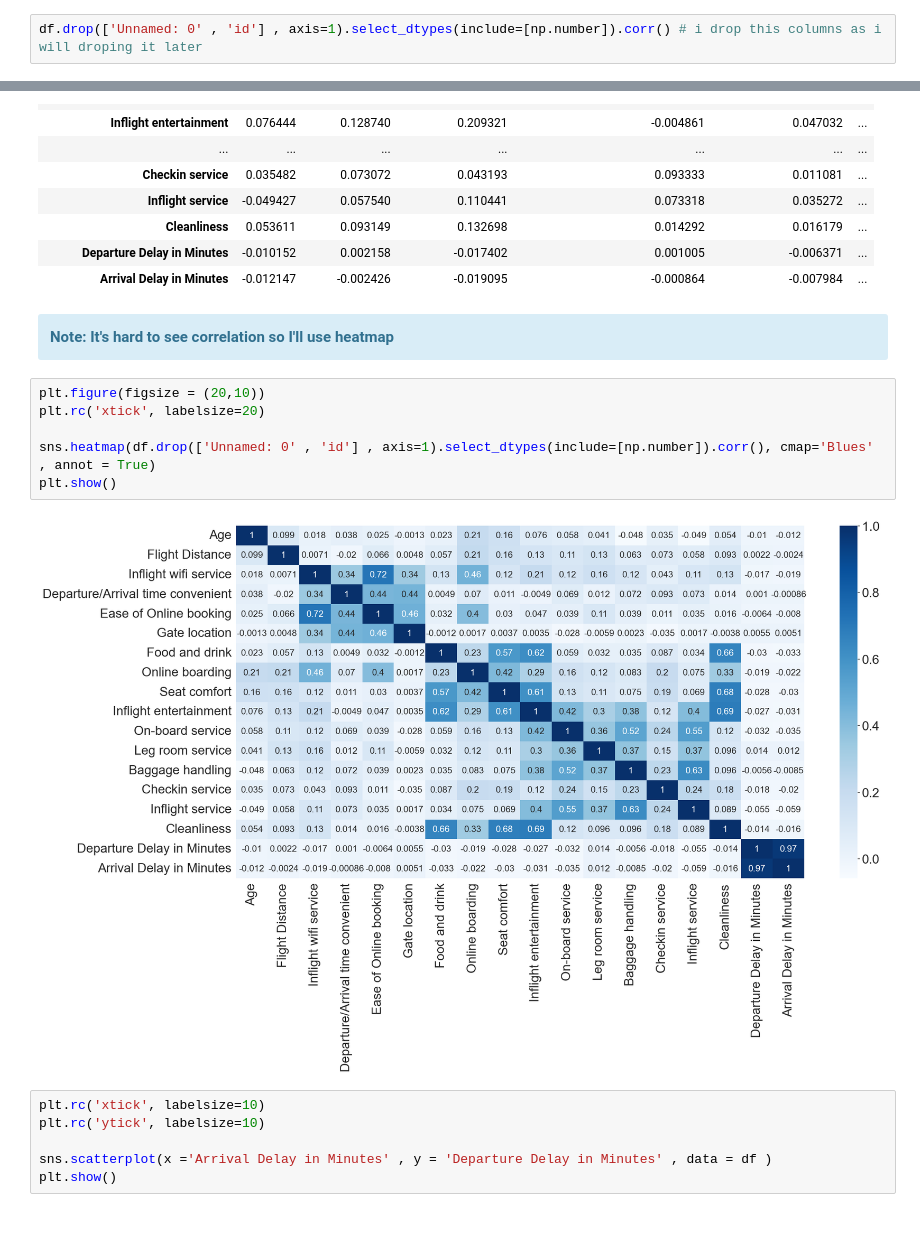
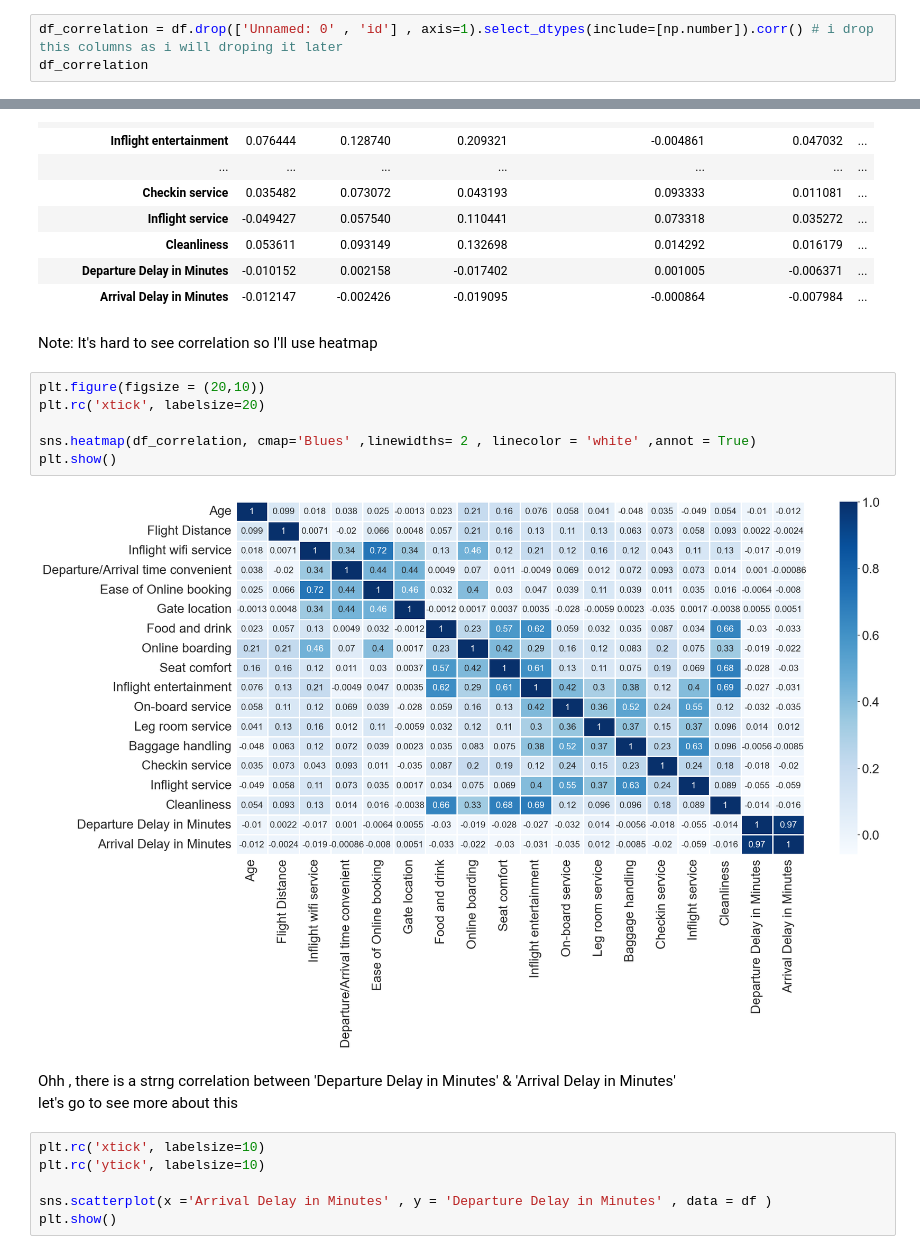
Before and after one commit to abdoghazala7/Airline-Passenger-Satisfaction, a Jupyter notebook: Airline-Passenger-Satisfaction.ipynb, the cells around one changed output, grey strips where cells are left out. Drawn from its saved outputs; the diff is of its cells as text; blank space fills up the shorter version.

```diff
--- a/Airline-Passenger-Satisfaction.ipynb
+++ b/Airline-Passenger-Satisfaction.ipynb
@@ -185,7 +183,8 @@ plt.show()
 # %% [markdown]
 # Looking for Correlations
 # %%
-df.drop(['Unnamed: 0' , 'id'] , axis=1).select_dtypes(include=[np.number]).corr() # i drop this columns as i will droping it later
+df_correlation = df.drop(['Unnamed: 0' , 'id'] , axis=1).select_dtypes(include=[np.number]).corr() # i drop this columns as i will droping it later
+df_correlation
 # %% [output]
 |  | Age | Flight Distance | Inflight wifi service | Departure/Arrival time convenient | Ease of Online booking | ... |
 | Age | 1.000000 | 0.099461 | 0.017859 | 0.038125 | 0.024842 | ... |
@@ -205,17 +204,18 @@ df.drop(['Unnamed: 0' , 'id'] , axis=1).select_dtypes(include=[np.number]).corr(
 | Departure Delay in Minutes | -0.010152 | 0.002158 | -0.017402 | 0.001005 | -0.006371 | ... |
 | Arrival Delay in Minutes | -0.012147 | -0.002426 | -0.019095 | -0.000864 | -0.007984 | ... |
 # %% [markdown]
-<div class= "alert alert-block alert-info">
-       <b> Note: It's hard to see correlation so I'll use heatmap  </b>
-</div>
+Note: It's hard to see correlation so I'll use heatmap
 # %%
 plt.figure(figsize = (20,10))
 plt.rc('xtick', labelsize=20)
 
-sns.heatmap(df.drop(['Unnamed: 0' , 'id'] , axis=1).select_dtypes(include=[np.number]).corr(), cmap='Blues' , annot = True)
+sns.heatmap(df_correlation, cmap='Blues' ,linewidths= 2 , linecolor = 'white' ,annot = True)
 plt.show()
 # %% [output]
-[figure, old version]
+[figure, new version]
+# %% [markdown]
+Ohh , there is a strng correlation between 'Departure Delay in Minutes' & 'Arrival Delay in Minutes'
+let's go to see more about this
 # %%
 plt.rc('xtick', labelsize=10)
 plt.rc('ytick', labelsize=10)
```
Also changed, not shown: parts of 101 cells of this notebook.
